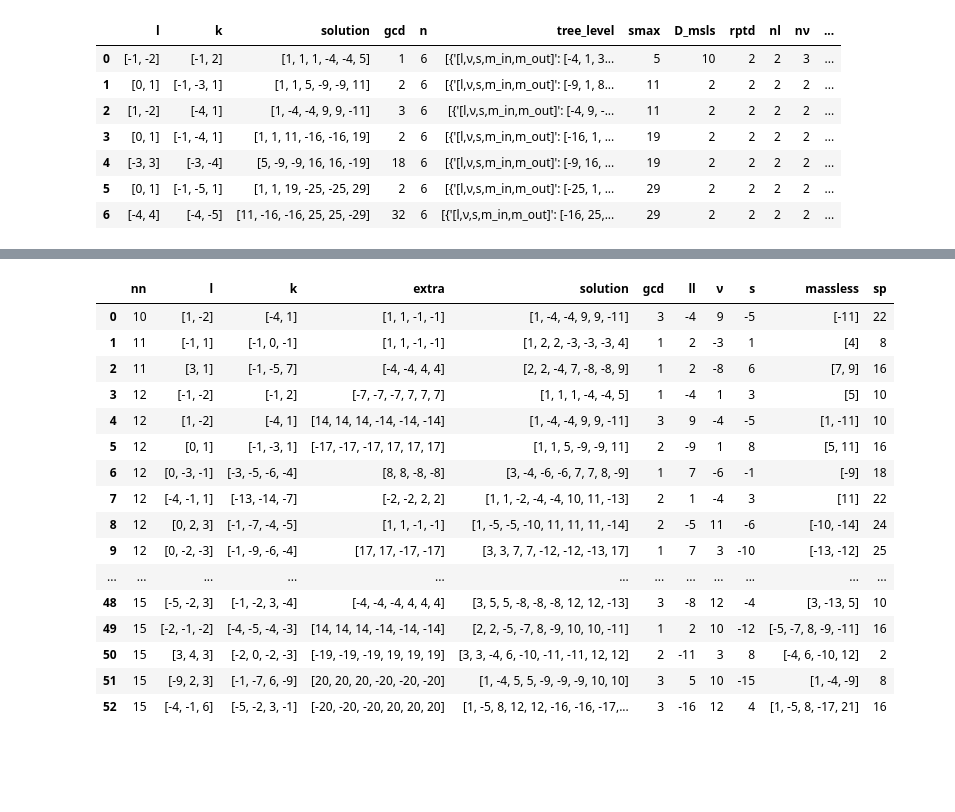
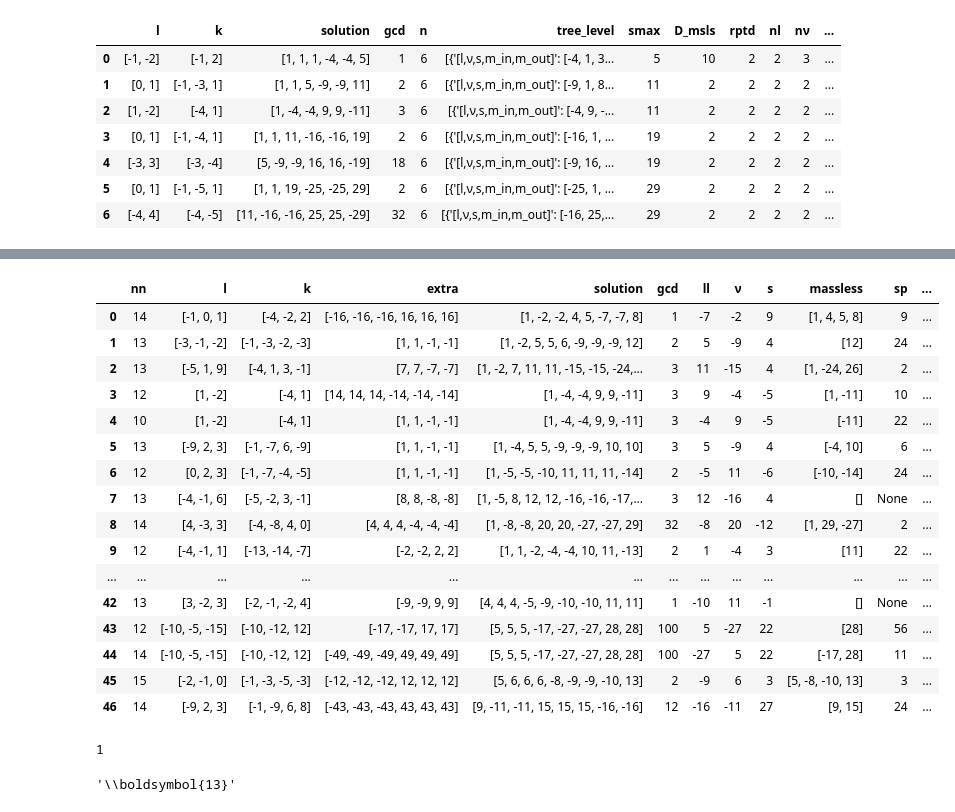
Before and after one commit to LBJ-Wade/anomaly, a Jupyter notebook: DiracSeesaw_Tree_level.ipynb, the cells around one changed output, grey strips where cells are left out. Saved outputs shown, nothing was run; the diff lists cells and outputs as text; code cells hidden in the pictures; blank space fills up the shorter version.

```diff
--- a/DiracSeesaw_Tree_level.ipynb
+++ b/DiracSeesaw_Tree_level.ipynb
@@ -293,20 +329,24 @@ tm=tm.sort_values(['nn','n','nsmax']).reset_index(drop=True)
+# %%
+kk=tm[['nn','l','k','extra','solution','gcd','ll','ν','s','massless','sp','D_msls','rptd','nl','nν','nr','M_msls']].reset_index(drop=True)
+kk['sltn']=kk['solution'].astype(str)
+kk.sort_values('sltn').drop('sltn',axis='columns').reset_index(drop=True)
+# %% [output]
+|  | nn | l | k | extra | solution | gcd | ll | ν | s | massless | sp | ... |
+| 0 | 14 | [-1, 0, 1] | [-4, -2, 2] | [-16, -16, -16, 16, 16, 16] | [1, -2, -2, 4, 5, -7, -7, 8] | 1 | -7 | -2 | 9 | [1, 4, 5, 8] | 9 | ... |
+| 1 | 13 | [-3, -1, -2] | [-1, -3, -2, -3] | [1, 1, -1, -1] | [1, -2, 5, 5, 6, -9, -9, -9, 12] | 2 | 5 | -9 | 4 | [12] | 24 | ... |
+| 2 | 13 | [-5, 1, 9] | [-4, 1, 3, -1] | [7, 7, -7, -7] | [1, -2, 7, 11, 11, -15, -15, -24,... | 3 | 11 | -15 | 4 | [1, -24, 26] | 2 | ... |
+| 3 | 12 | [1, -2] | [-4, 1] | [14, 14, 14, -14, -14, -14] | [1, -4, -4, 9, 9, -11] | 3 | 9 | -4 | -5 | [1, -11] | 10 | ... |
+| 4 | 10 | [1, -2] | [-4, 1] | [1, 1, -1, -1] | [1, -4, -4, 9, 9, -11] | 3 | -4 | 9 | -5 | [-11] | 22 | ... |
+| 5 | 13 | [-9, 2, 3] | [-1, -7, 6, -9] | [1, 1, -1, -1] | [1, -4, 5, 5, -9, -9, -9, 10, 10] | 3 | 5 | -9 | 4 | [-4, 10] | 6 | ... |
+| 6 | 12 | [0, 2, 3] | [-1, -7, -4, -5] | [1, 1, -1, -1] | [1, -5, -5, -10, 11, 11, 11, -14] | 2 | -5 | 11 | -6 | [-10, -14] | 24 | ... |
+| 7 | 13 | [-4, -1, 6] | [-5, -2, 3, -1] | [8, 8, -8, -8] | [1, -5, 8, 12, 12, -16, -16, -17,... | 3 | 12 | -16 | 4 | [] | None | ... |
+| 8 | 14 | [4, -3, 3] | [-4, -8, 4, 0] | [4, 4, 4, -4, -4, -4] | [1, -8, -8, 20, 20, -27, -27, 29] | 32 | -8 | 20 | -12 | [1, 29, -27] | 2 | ... |
+| 9 | 12 | [-4, -1, 1] | [-13, -14, -7] | [-2, -2, 2, 2] | [1, 1, -2, -4, -4, 10, 11, -13] | 2 | 1 | -4 | 3 | [11] | 22 | ... |
+| ... | ... | ... | ... | ... | ... | ... | ... | ... | ... | ... | ... | ... |
+| 42 | 13 | [3, -2, 3] | [-2, -1, -2, 4] | [-9, -9, 9, 9] | [4, 4, 4, -5, -9, -10, -10, 11, 11] | 1 | -10 | 11 | -1 | [] | None | ... |
+| 43 | 12 | [-10, -5, -15] | [-10, -12, 12] | [-17, -17, 17, 17] | [5, 5, 5, -17, -27, -27, 28, 28] | 100 | 5 | -27 | 22 | [28] | 56 | ... |
+| 44 | 14 | [-10, -5, -15] | [-10, -12, 12] | [-49, -49, -49, 49, 49, 49] | [5, 5, 5, -17, -27, -27, 28, 28] | 100 | -27 | 5 | 22 | [-17, 28] | 11 | ... |
+| 45 | 15 | [-2, -1, 0] | [-1, -3, -5, -3] | [-12, -12, -12, 12, 12, 12] | [5, 6, 6, 6, -8, -9, -9, -10, 13] | 2 | -9 | 6 | 3 | [5, -8, -10, 13] | 3 | ... |
+| 46 | 14 | [-9, 2, 3] | [-1, -9, 6, 8] | [-43, -43, -43, 43, 43, 43] | [9, -11, -11, 15, 15, 15, -16, -16] | 12 | -16 | -11 | 27 | [9, 15] | 24 | ... |
 # %%
-tm[['nn','l','k','extra','solution','gcd','ll','ν','s','massless','sp']]
+kk=tm[['nn','l','k','extra','solution','gcd','ll','ν','s','massless','sp']].copy()
-# %% [output]
-|  | nn | l | k | extra | solution | gcd | ll | ν | s | massless | sp |
-| 0 | 10 | [1, -2] | [-4, 1] | [1, 1, -1, -1] | [1, -4, -4, 9, 9, -11] | 3 | -4 | 9 | -5 | [-11] | 22 |
-| 1 | 11 | [-1, 1] | [-1, 0, -1] | [1, 1, -1, -1] | [1, 2, 2, -3, -3, -3, 4] | 1 | 2 | -3 | 1 | [4] | 8 |
-| 2 | 11 | [3, 1] | [-1, -5, 7] | [-4, -4, 4, 4] | [2, 2, -4, 7, -8, -8, 9] | 1 | 2 | -8 | 6 | [7, 9] | 16 |
-| 3 | 12 | [-1, -2] | [-1, 2] | [-7, -7, -7, 7, 7, 7] | [1, 1, 1, -4, -4, 5] | 1 | -4 | 1 | 3 | [5] | 10 |
-| 4 | 12 | [1, -2] | [-4, 1] | [14, 14, 14, -14, -14, -14] | [1, -4, -4, 9, 9, -11] | 3 | 9 | -4 | -5 | [1, -11] | 10 |
-| 5 | 12 | [0, 1] | [-1, -3, 1] | [-17, -17, -17, 17, 17, 17] | [1, 1, 5, -9, -9, 11] | 2 | -9 | 1 | 8 | [5, 11] | 16 |
-| 6 | 12 | [0, -3, -1] | [-3, -5, -6, -4] | [8, 8, -8, -8] | [3, -4, -6, -6, 7, 7, 8, -9] | 1 | 7 | -6 | -1 | [-9] | 18 |
-| 7 | 12 | [-4, -1, 1] | [-13, -14, -7] | [-2, -2, 2, 2] | [1, 1, -2, -4, -4, 10, 11, -13] | 2 | 1 | -4 | 3 | [11] | 22 |
-| 8 | 12 | [0, 2, 3] | [-1, -7, -4, -5] | [1, 1, -1, -1] | [1, -5, -5, -10, 11, 11, 11, -14] | 2 | -5 | 11 | -6 | [-10, -14] | 24 |
-| 9 | 12 | [0, -2, -3] | [-1, -9, -6, -4] | [17, 17, -17, -17] | [3, 3, 7, 7, -12, -12, -13, 17] | 1 | 7 | 3 | -10 | [-13, -12] | 25 |
-| ... | ... | ... | ... | ... | ... | ... | ... | ... | ... | ... | ... |
-| 48 | 15 | [-5, -2, 3] | [-1, -2, 3, -4] | [-4, -4, -4, 4, 4, 4] | [3, 5, 5, -8, -8, -8, 12, 12, -13] | 3 | -8 | 12 | -4 | [3, -13, 5] | 10 |
-| 49 | 15 | [-2, -1, -2] | [-4, -5, -4, -3] | [14, 14, 14, -14, -14, -14] | [2, 2, -5, -7, 8, -9, 10, 10, -11] | 1 | 2 | 10 | -12 | [-5, -7, 8, -9, -11] | 16 |
-| 50 | 15 | [3, 4, 3] | [-2, 0, -2, -3] | [-19, -19, -19, 19, 19, 19] | [3, 3, -4, 6, -10, -11, -11, 12, 12] | 2 | -11 | 3 | 8 | [-4, 6, -10, 12] | 2 |
-| 51 | 15 | [-9, 2, 3] | [-1, -7, 6, -9] | [20, 20, 20, -20, -20, -20] | [1, -4, 5, 5, -9, -9, -9, 10, 10] | 3 | 5 | 10 | -15 | [1, -4, -9] | 8 |
-| 52 | 15 | [-4, -1, 6] | [-5, -2, 3, -1] | [-20, -20, -20, 20, 20, 20] | [1, -5, 8, 12, 12, -16, -16, -17,... | 3 | -16 | 12 | 4 | [1, -5, 8, -17, 21] | 16 |
@@ -312,0 +360,8 @@ tm[['nn','l','k','extra','solution','gcd','ll','ν','s','massless','sp']]
+# %%
+if not kk.loc[i,'massless']: print(1)
+# %% [output]
+1
+# %%
+add_boldsymbol(kk.loc[i,'nn'])
+# %% [output]
+'\\boldsymbol{13}'
```
Also changed, not shown: parts of 5 cells of this notebook.
